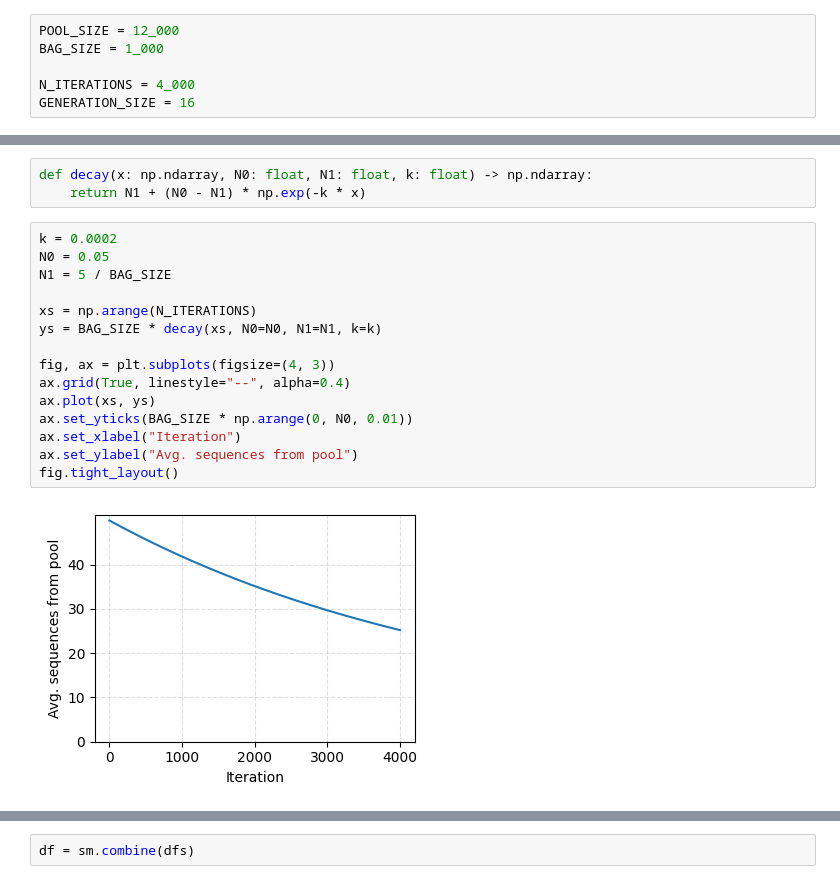
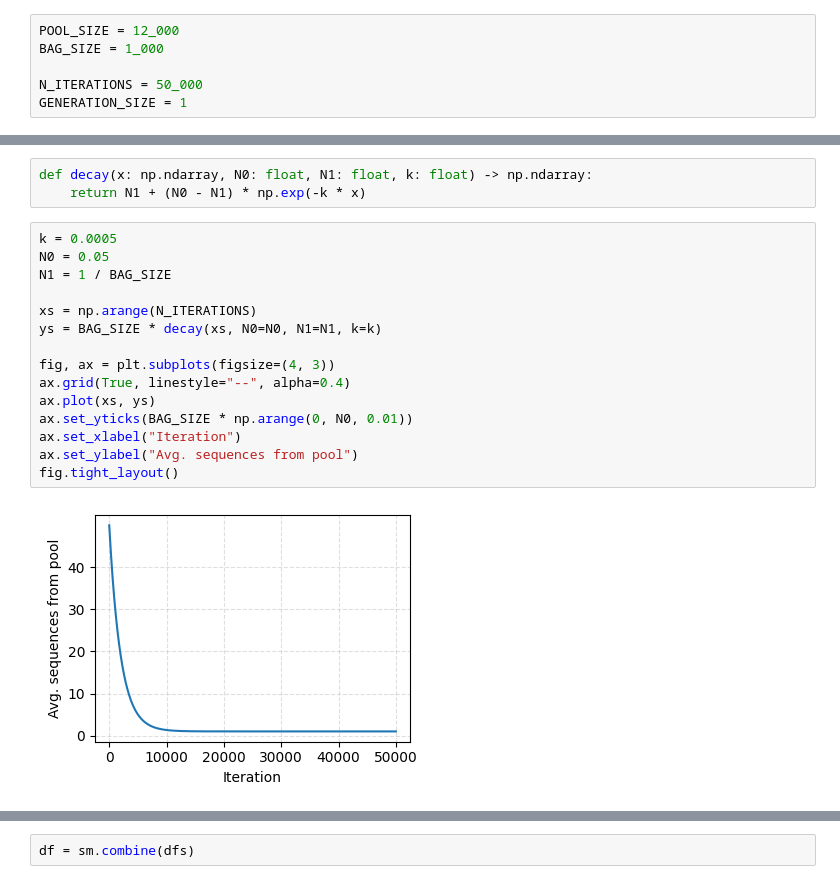
Before and after one commit to szczurek-lab/seqme-reproducibility, a Jupyter notebook: notebooks/3_selecting_data.ipynb, the cells around one changed output, grey strips where cells are left out. Saved outputs shown, nothing was run; the diff lists cells and outputs as text.

```diff
--- a/notebooks/3_selecting_data.ipynb
+++ b/notebooks/3_selecting_data.ipynb
@@ -84,8 +82,8 @@ with path.open("w") as f:
 POOL_SIZE = 12_000
 BAG_SIZE = 1_000
 
-N_ITERATIONS = 4_000
-GENERATION_SIZE = 16
+N_ITERATIONS = 50_000
+GENERATION_SIZE = 1
 # %% [markdown]
 Let's load the pool into memory.
 # %%
@@ -301,22 +364,22 @@ def pool_sample(
 def decay(x: np.ndarray, N0: float, N1: float, k: float) -> np.ndarray:
     return N1 + (N0 - N1) * np.exp(-k * x)
 # %%
-k = 0.0002
+k = 0.0005
 N0 = 0.05
-N1 = 5 / BAG_SIZE
+N1 = 1 / BAG_SIZE
 
 xs = np.arange(N_ITERATIONS)
 ys = BAG_SIZE * decay(xs, N0=N0, N1=N1, k=k)
 
 fig, ax = plt.subplots(figsize=(4, 3))
 ax.grid(True, linestyle="--", alpha=0.4)
 ax.plot(xs, ys)
 ax.set_yticks(BAG_SIZE * np.arange(0, N0, 0.01))
 ax.set_xlabel("Iteration")
 ax.set_ylabel("Avg. sequences from pool")
 fig.tight_layout()
 # %% [output]
-[figure, old version]
+[figure, new version]
 # %%
 dfs = []
 indices_per_bag = {}
```
Also changed, not shown: parts of 8 cells of this notebook, 3 other files.
